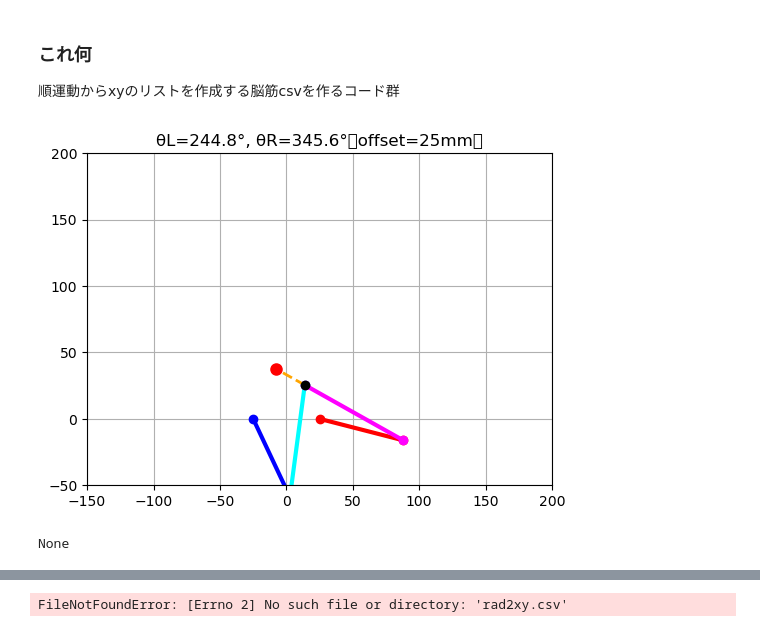
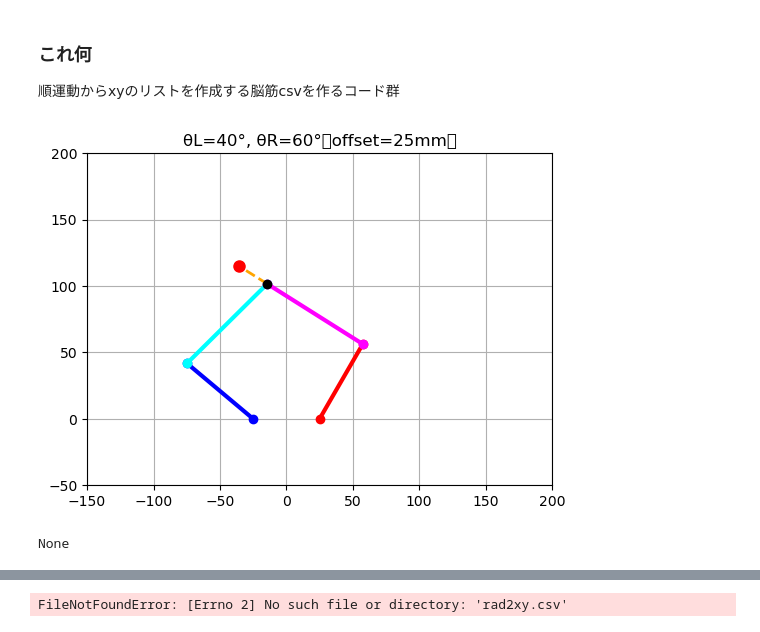
Before and after one commit to Ishikishik/cutting_machine, a Jupyter notebook: simulate/work/gyakuunndo/listrad2xy.ipynb, the cells around one changed output, grey strips where cells are left out. Cells and saved outputs as stored; diff of their text form; code cells hidden in the pictures.

```diff
--- a/simulate/work/gyakuunndo/listrad2xy.ipynb
+++ b/simulate/work/gyakuunndo/listrad2xy.ipynb
@@ -146,35 +146,36 @@ def plot_full_arm(theta_l_deg, theta_r_deg, l1=65, l2=85, d=50, offset=25, plot=
     # --- 描画（オプション） ---
     if plot:
         plt.figure(figsize=(6, 6))
         ax = plt.gca()
         ax.set_aspect("equal")
         ax.set_xlim(-150, 200)
         ax.set_ylim(-50, 200)
         ax.grid(True)
 
         M_L = np.array([-d/2, 0.0])
         M_R = np.array([ d/2, 0.0])
 
         ax.plot([M_L[0], L_tip[0]], [M_L[1], L_tip[1]], "o-", lw=3, color="blue")
         ax.plot([M_R[0], R_tip[0]], [M_R[1], R_tip[1]], "o-", lw=3, color="red")
 
         ax.plot([L_tip[0], P[0]], [L_tip[1], P[1]], "o-", lw=3, color="cyan")
         ax.plot([R_tip[0], P[0]], [R_tip[1], P[1]], "o-", lw=3, color="magenta")
 
         ax.plot([P[0], P_tip[0]], [P[1], P_tip[1]], "--", lw=2, color="orange")
 
         ax.plot(P[0], P[1], "ko", markersize=6)
         ax.plot(P_tip[0], P_tip[1], "ro", markersize=8)
 
         plt.title(f"θL={theta_l_deg}°, θR={theta_r_deg}°（offset={offset}mm）")
         plt.show()
 
-    # --- 順運動の結果を返す ---    return P_tip, P, L_tip, R_tip
+    # --- 順運動の結果を返す ---
+    return P_tip, P, L_tip, R_tip
 
 
 
-print(plot_full_arm(244.8,345.6, l1=65, l2=85, d=50, offset=25, plot=True))
+print(plot_full_arm(40,60, l1=65, l2=85, d=50, offset=25, plot=True))
 # %% [output]
-[figure, old version]
+[figure, new version]
 None
 # %%
```
Also changed, not shown: parts of 1 cell of this notebook, 24 other files.
